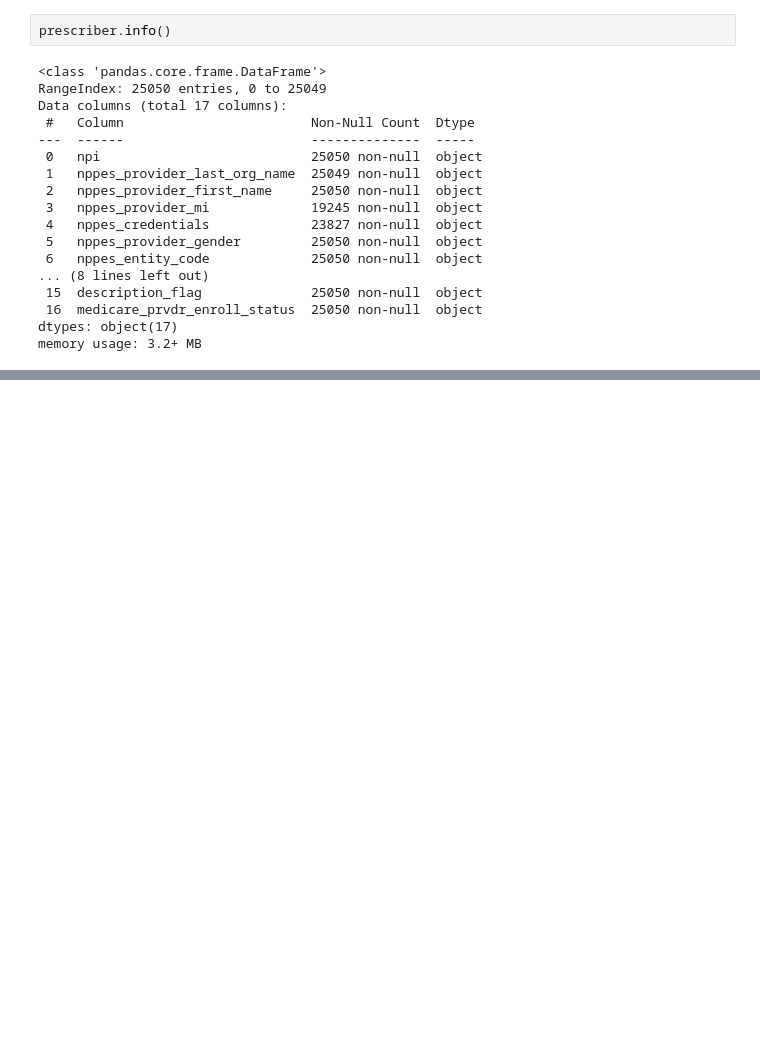
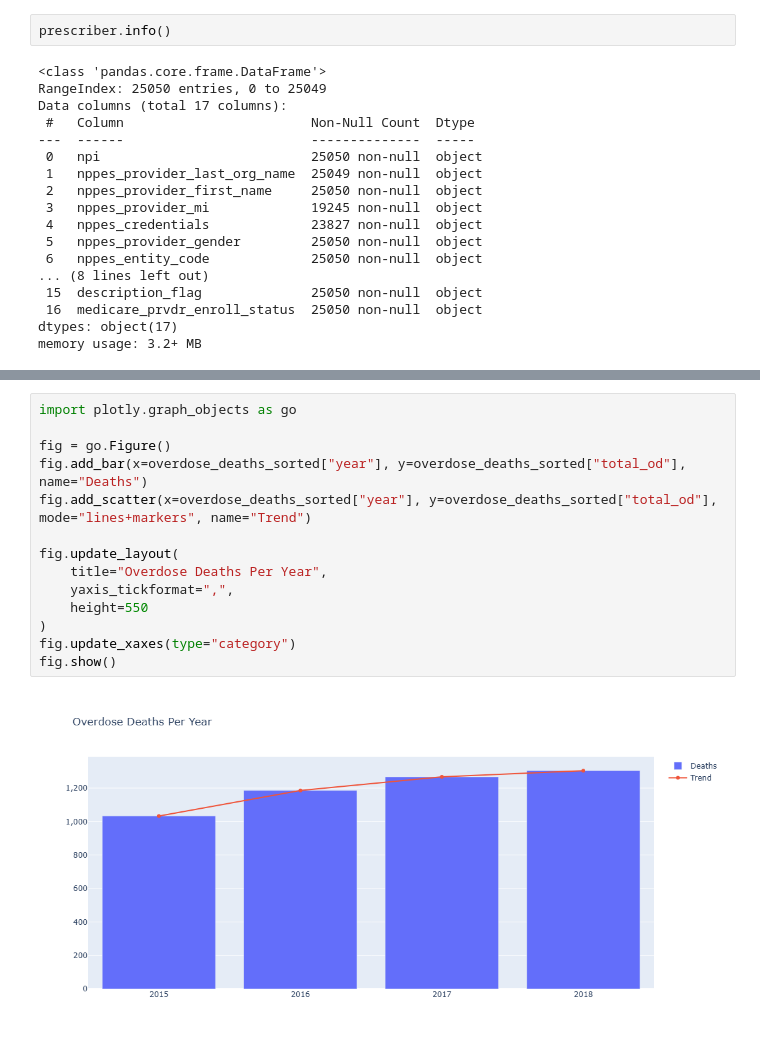
Before and after one commit to NSS-Data-Analytics-Cohort-16/da16-prescribers-python-DSVaughan266, a Jupyter notebook: notebooks/prescribers_connection_question3.ipynb, the cells around one changed output, grey strips where cells are left out. Drawn from its saved outputs; the diff is of its cells as text; blank space fills up the shorter version.

```diff
--- a/notebooks/prescribers_connection_question3.ipynb
+++ b/notebooks/prescribers_connection_question3.ipynb
@@ -138,0 +113,16 @@ plt.show()
+# %%
+import plotly.graph_objects as go
+
+fig = go.Figure()
+fig.add_bar(x=overdose_deaths_sorted["year"], y=overdose_deaths_sorted["total_od"], name="Deaths")
+fig.add_scatter(x=overdose_deaths_sorted["year"], y=overdose_deaths_sorted["total_od"], mode="lines+markers", name="Trend")
+
+fig.update_layout(
+    title="Overdose Deaths Per Year",
+    yaxis_tickformat=",",
+    height=550
+)
+fig.update_xaxes(type="category")
+fig.show()
+# %% [output]
+[figure, added]
```
Also changed, not shown: parts of 8 cells of this notebook, 4 other files.
